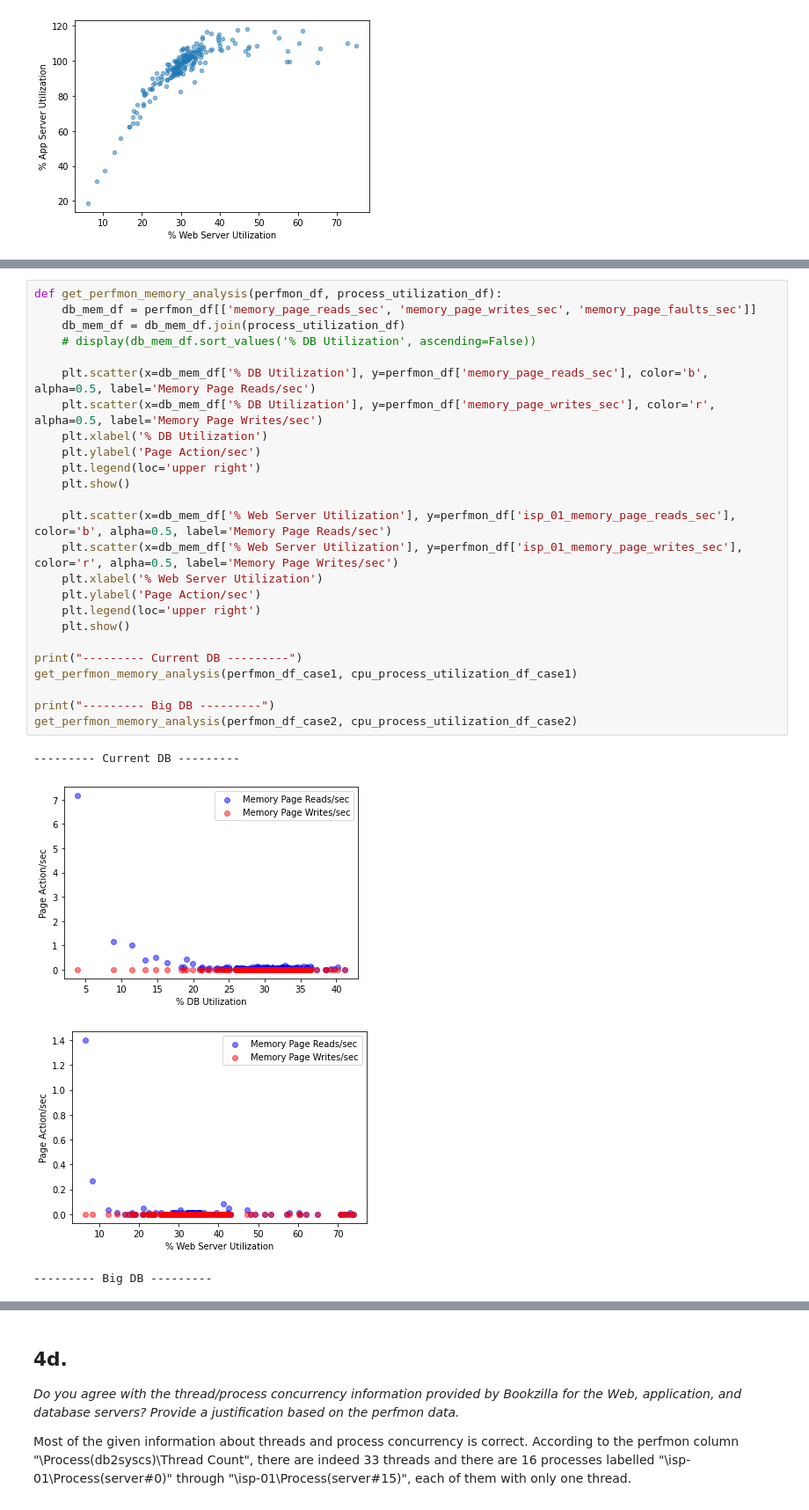
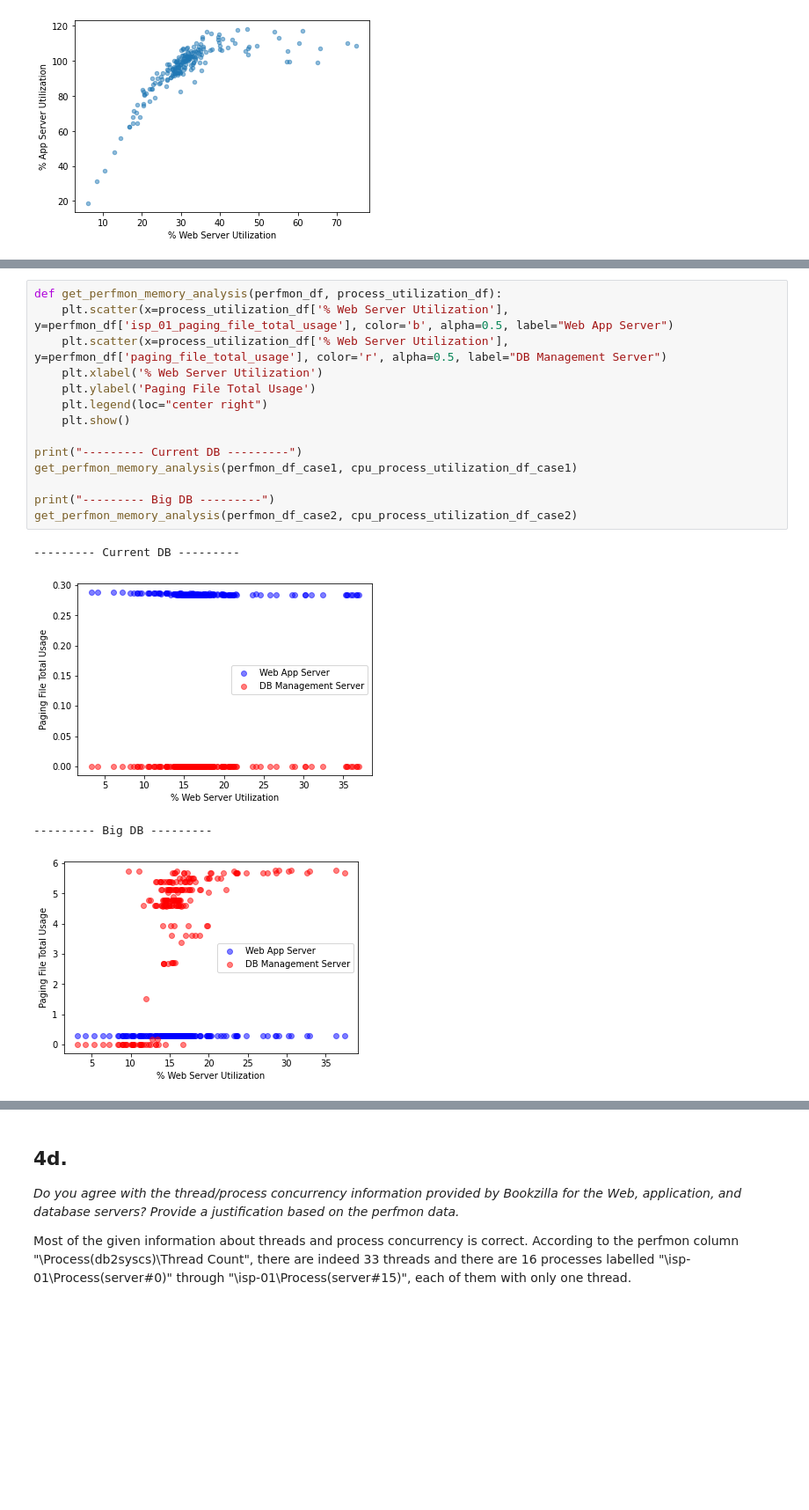
Before and after one commit to Kakkarrot/Big-Data-Energy-2.0, a Jupyter notebook: imp.ipynb, the cells around one changed output, grey strips where cells are left out. Shown: that part at 88% size. Cells and saved outputs as stored; diff of their text form; blank space fills up the shorter version.

```diff
--- a/imp.ipynb
+++ b/imp.ipynb
@@ -492,31 +491,20 @@ This assessment is accruate bassed on the perfmon data. When graphing the number
 See the plots below for the data source:
 # %%
 def get_perfmon_memory_analysis(perfmon_df, process_utilization_df):
-    db_mem_df = perfmon_df[['memory_page_reads_sec', 'memory_page_writes_sec', 'memory_page_faults_sec']]
-    db_mem_df = db_mem_df.join(process_utilization_df)
-    # display(db_mem_df.sort_values('% DB Utilization', ascending=False))
-
-    plt.scatter(x=db_mem_df['% DB Utilization'], y=perfmon_df['memory_page_reads_sec'], color='b', alpha=0.5, label='Memory Page Reads/sec')
-    plt.scatter(x=db_mem_df['% DB Utilization'], y=perfmon_df['memory_page_writes_sec'], color='r', alpha=0.5, label='Memory Page Writes/sec')
-    plt.xlabel('% DB Utilization')
-    plt.ylabel('Page Action/sec')
-    plt.legend(loc='upper right')
-    plt.show()
-
-    plt.scatter(x=db_mem_df['% Web Server Utilization'], y=perfmon_df['isp_01_memory_page_reads_sec'], color='b', alpha=0.5, label='Memory Page Reads/sec')
-    plt.scatter(x=db_mem_df['% Web Server Utilization'], y=perfmon_df['isp_01_memory_page_writes_sec'], color='r', alpha=0.5, label='Memory Page Writes/sec')
+    plt.scatter(x=process_utilization_df['% Web Server Utilization'], y=perfmon_df['isp_01_paging_file_total_usage'], color='b', alpha=0.5, label="Web App Server")
+    plt.scatter(x=process_utilization_df['% Web Server Utilization'], y=perfmon_df['paging_file_total_usage'], color='r', alpha=0.5, label="DB Management Server")
     plt.xlabel('% Web Server Utilization')
-    plt.ylabel('Page Action/sec')
-    plt.legend(loc='upper right')
+    plt.ylabel('Paging File Total Usage')
+    plt.legend(loc="center right")
     plt.show()
 
 print("--------- Current DB ---------")
 get_perfmon_memory_analysis(perfmon_df_case1, cpu_process_utilization_df_case1)
 
 print("--------- Big DB ---------")
 get_perfmon_memory_analysis(perfmon_df_case2, cpu_process_utilization_df_case2)
 # %% [output]
 --------- Current DB ---------
-[figure, old version]
+[figure, new version]
+--------- Big DB ---------
-[figure, old version]
+[figure, new version]
---------- Big DB ---------
```
Also changed, not shown: parts of 5 cells of this notebook.
